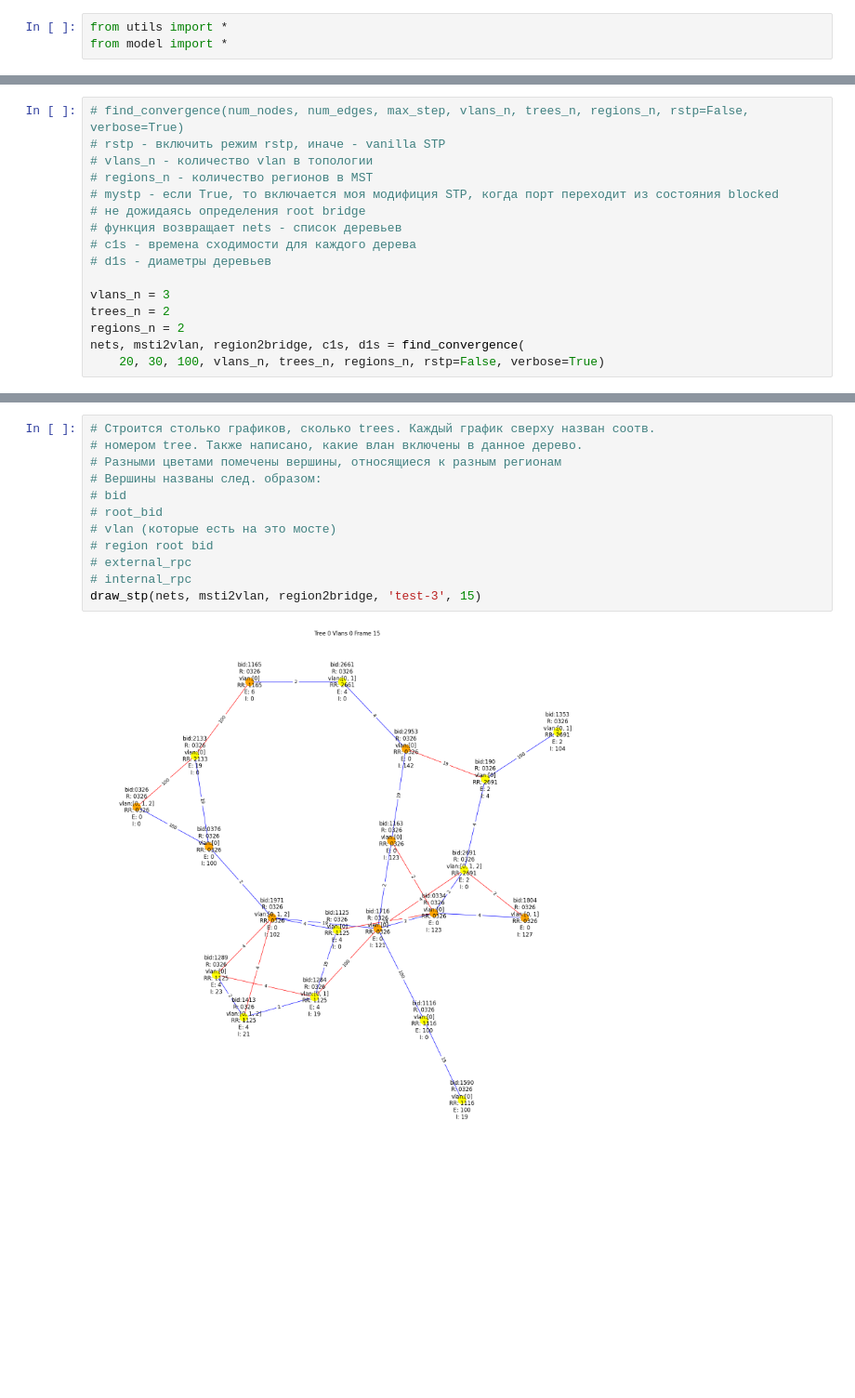
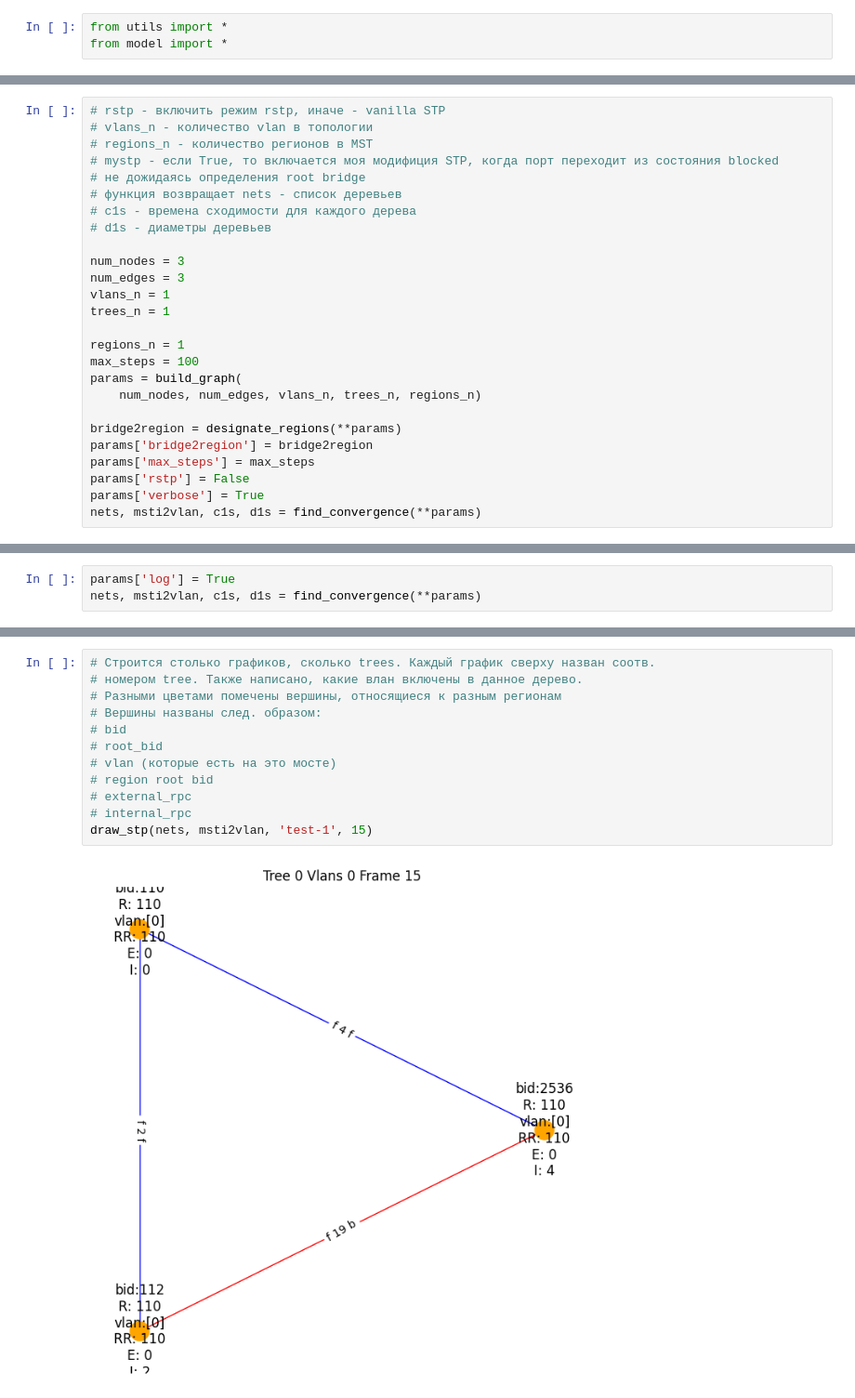
Before and after one commit to Artemmakanov/networks, a Jupyter notebook: mstp/drawing.ipynb, the cells around one changed output, grey strips where cells are left out. Shown: that part at 93% size. Cells and saved outputs as stored; diff of their text form; blank space fills up the shorter version.

```diff
--- a/mstp/drawing.ipynb
+++ b/mstp/drawing.ipynb
@@ -4,5 +18,4 @@ from model import *
 # %%
-# find_convergence(num_nodes, num_edges, max_step, vlans_n, trees_n, regions_n, rstp=False, verbose=True)
 # rstp - включить режим rstp, иначе - vanilla STP
 # vlans_n - количество vlan в топологии
 # regions_n - количество регионов в MST
@@ -12,9 +25,20 @@ from model import *
 # c1s - времена сходимости для каждого дерева
 # d1s - диаметры деревьев
 
-vlans_n = 3
-trees_n = 2
-regions_n = 2
-nets, msti2vlan, region2bridge, c1s, d1s = find_convergence(
-    20, 30, 100, vlans_n, trees_n, regions_n, rstp=False, verbose=True)
+num_nodes = 3
+num_edges = 3
+vlans_n = 1
+trees_n = 1
+
+regions_n = 1
+max_steps = 100
+params = build_graph(
+    num_nodes, num_edges, vlans_n, trees_n, regions_n)
+
+bridge2region = designate_regions(**params)
+params['bridge2region'] = bridge2region
+params['max_steps'] = max_steps
+params['rstp'] = False
+params['verbose'] = True
+nets, msti2vlan, c1s, d1s = find_convergence(**params)
 # %% [output]
@@ -22,0 +46,3 @@ STOPPED! at 7
+# %%
+params['log'] = True
+nets, msti2vlan, c1s, d1s = find_convergence(**params)
@@ -23,14 +67,14 @@ STOPPED! at 7
 # %%
 # Строится столько графиков, сколько trees. Каждый график сверху назван соотв.
 # номером tree. Также написано, какие влан включены в данное дерево.
 # Разными цветами помечены вершины, относящиеся к разным регионам
 # Вершины названы след. образом:
 # bid
 # root_bid
 # vlan (которые есть на это мосте)
 # region root bid
 # external_rpc
 # internal_rpc
-draw_stp(nets, msti2vlan, region2bridge, 'test-3', 15)
+draw_stp(nets, msti2vlan, 'test-1', 15)
 # %% [output]
-[figure, old version]
+[figure, new version]
```
Also changed, not shown: parts of 19 cells of this notebook, 24 other files.
